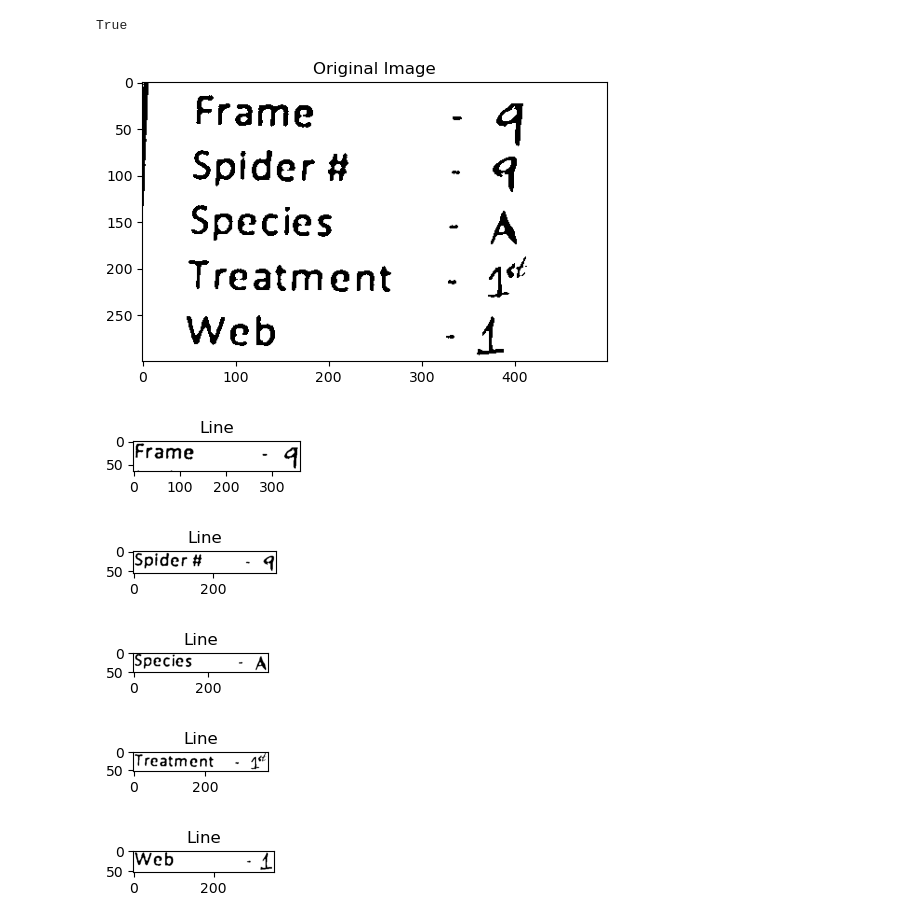
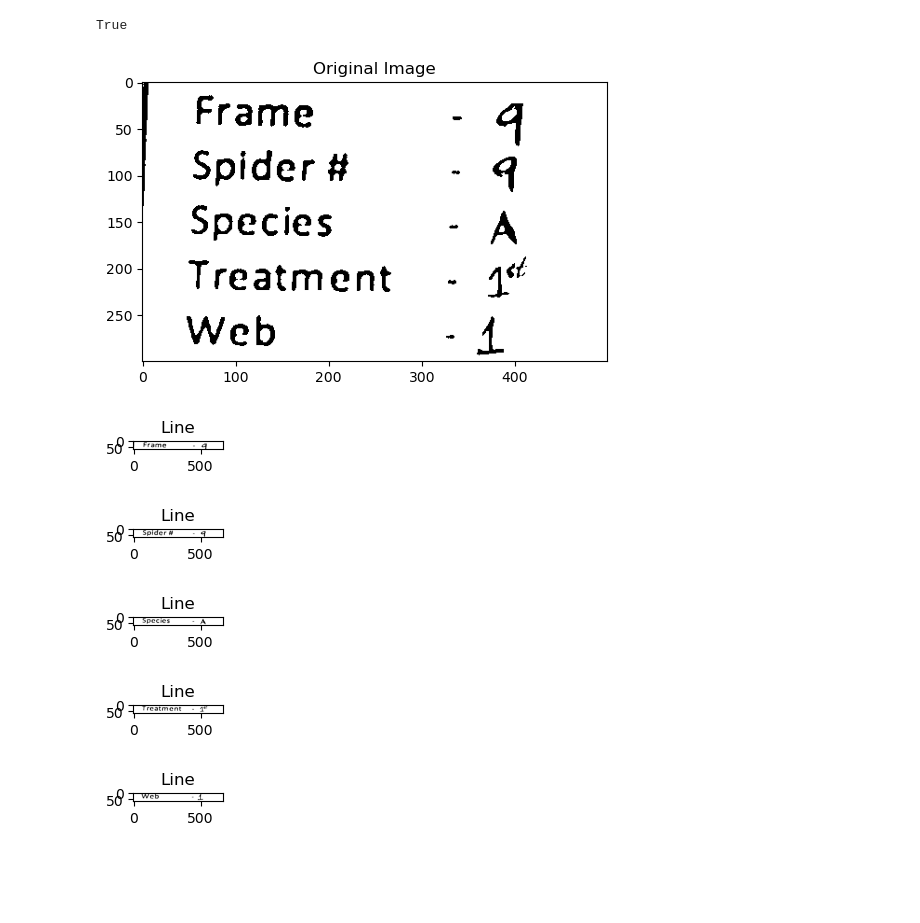
Before and after one commit to QuantumSkull5/SpiderImageReading, a Jupyter notebook: TargetingText.ipynb, the cells around one changed output. Saved outputs shown, nothing was run; the diff lists cells and outputs as text; code cells hidden in the pictures; blank space fills up the shorter version.

```diff
--- a/TargetingText.ipynb
+++ b/TargetingText.ipynb
@@ -288,41 +966,3 @@ thresh = (Values > Threshold).astype("uint8") * 255 #image to display with thres
 imshow("threshold_local", thresh)
 # %% [output]
 [figure]
-# %%
-from matplotlib import pyplot as plt
-from easyocr import Reader
-
-
-#get results from reader
-reader = Reader(['en'], gpu = False)
-#change back from grayscale before editing color back onto it
-if len(thresh.shape) == 2:
-    reader_image = cv2.cvtColor(thresh, cv2.COLOR_GRAY2BGR)
-results = reader.readtext(reader_image)
-#edit the image
-all_text = []
-# iterate over our extracted text
-for (bbox, text, prob) in results:
-    # display the OCR'd text and the associated probability of it being text
-    print(f" Probability of Text: {prob*100:.3f}% OCR'd Text: {text}")
-
-    # get the bounding box coordinates
-    (tl, tr, br, bl) = bbox
-    tl = (int(tl[0]), int(tl[1]))
-    tr = (int(tr[0]), int(tr[1]))
-    br = (int(br[0]), int(br[1]))
-    bl = (int(bl[0]), int(bl[1]))
-
-    # Remove non-ASCII characters from the text so that
-    # we can draw the box surrounding the text overlaid onto the original image
-    text = "".join([c if ord(c) < 128 else "" for c in text]).strip()
-    all_text.append(text)
-    for i in text:
-        if (i.lower() == "frame"):
-            cv2.rectangle(reader_image, tl, br, (255, 0, 0), 2)
-            cv2.putText(reader_image, text, (tl[0], tl[1]-10),
-            cv2.FONT_HERSHEY_SIMPLEX, 0.8, (255, 0, 0), 2)
-
-# show the output image
-imshow("OCR'd Image", reader_image, size = 12)
-print("EASY OCR Extracted: {}".format(all_text))
@@ -405,17 +1085,17 @@ def segment_lines(img, y_gap_threshold=10, pad=5, expected_lines=5):
 
     return line_imgs
 # %%
-imshow("Original Image", reader_image)
-lines = segment_lines(reader_image) #returns a list of images of each line
+imshow("Original Image", thresh)
+lines = segment_lines(thresh) #returns a list of images of each line
 for i in lines:
     linenum = 1
     imshow("Line", i, size = 12)
     linenum += 1
 # %% [output]
 [figure]
-[figure, old version]
+[figure, new version]
-[figure, old version]
+[figure, new version]
-[figure, old version]
+[figure, new version]
-[figure, old version]
+[figure, new version]
-[figure, old version]
+[figure, new version]
 # %%
```
Also changed, not shown: parts of 20 cells of this notebook, 1 other file.
